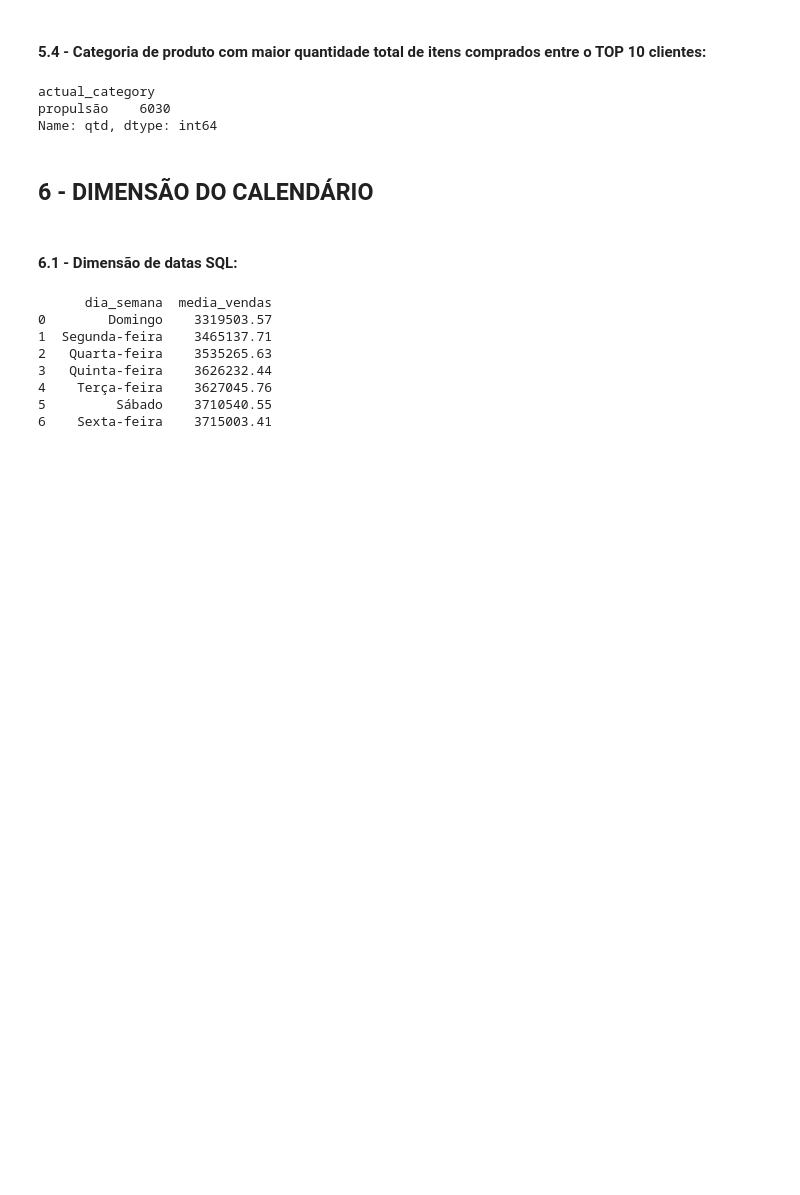
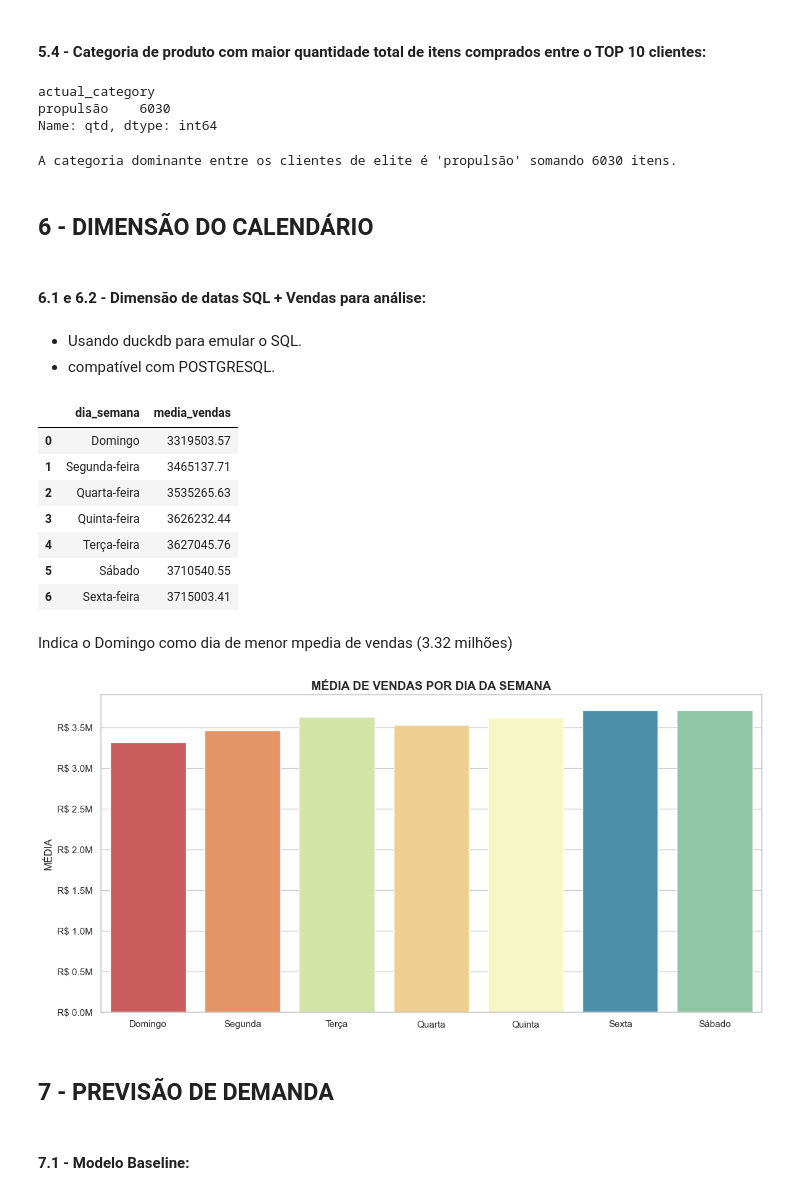
Before and after one commit to kevinkchaves/Desafio_Lighthouse, a Jupyter notebook: notebook/Relatorio.ipynb, the cells around one changed output. Drawn from its saved outputs; the diff is of its cells as text; code cells hidden in the pictures; blank space fills up the shorter version.

```diff
--- a/notebook/Relatorio.ipynb
+++ b/notebook/Relatorio.ipynb
@@ -759,11 +766,13 @@ print(top_10_clientes)
 # IDENTIFICANDO A CATEGORIA DOMINANTE ENTRE OS CLIENTES DE ELITE
 df_vendas_elite = df_clientes_transacoes[df_clientes_transacoes['id_client'].isin(top_10_clientes['id_client'])]
 categoria_dominante = df_vendas_elite.groupby('actual_category')['qtd'].sum().sort_values(ascending=False)
-print(categoria_dominante.head(1))
+display(categoria_dominante.head(1))
+print(f"A categoria dominante entre os clientes de elite é '{categoria_dominante.idxmax()}' somando {categoria_dominante.max()} itens.")
 # %% [output]
 actual_category
 propulsão    6030
 Name: qtd, dtype: int64
+A categoria dominante entre os clientes de elite é 'propulsão' somando 6030 itens.
 # %% [markdown]
 ## **6 - DIMENSÃO DO CALENDÁRIO**
 # %%
@@ -773,5 +785,8 @@ import duckdb
 # %% [markdown]
-#### **6.1 - Dimensão de datas SQL:**
+#### **6.1 e 6.2 - Dimensão de datas SQL + Vendas para análise:**
+# %% [markdown]
+- Usando duckdb para emular o SQL.
+- compatível com POSTGRESQL.
 # %%
 #CONFIGURANDO PATHS
 BASE_DIR = os.getcwd()
@@ -846,13 +861,51 @@ GROUP BY dia_semana, cod_dia
 ORDER BY media_vendas ASC;
 """
 df_resultado = duckdb.query(query_sql).to_df()
-print(df_resultado)
+display(df_resultado)
 # %% [output]
-      dia_semana  media_vendas
-0        Domingo    3319503.57
-1  Segunda-feira    3465137.71
-2   Quarta-feira    3535265.63
-3   Quinta-feira    3626232.44
-4    Terça-feira    3627045.76
-5         Sábado    3710540.55
-6    Sexta-feira    3715003.41
+|  | dia_semana | media_vendas |
+| 0 | Domingo | 3319503.57 |
+| 1 | Segunda-feira | 3465137.71 |
+| 2 | Quarta-feira | 3535265.63 |
+| 3 | Quinta-feira | 3626232.44 |
+| 4 | Terça-feira | 3627045.76 |
+| 5 | Sábado | 3710540.55 |
+| 6 | Sexta-feira | 3715003.41 |
+# %% [markdown]
+Indica o Domingo como dia de menor mpedia de vendas (3.32 milhões)
+# %%
+# GRAFICO DE BARRAS PARA MÉDIA DE VENDAS POR DIA DA SEMANA
+
+df_resultado['dia_semana'] = df_resultado['dia_semana'].str.replace('-feira', '', regex=False)
+ordem = ['Domingo','Segunda', 'Terça', 'Quarta', 'Quinta', 'Sexta', 'Sábado']
+
+media_dia = df_resultado.rename(columns={'media_vendas': 'total'})
+
+plt.figure(figsize=(12, 6))
+sns.barplot(data=media_dia,
+            x='dia_semana',
+            y='total',
+            hue='dia_semana',
+            palette='Spectral',
+            legend=False,
+            order=ordem)
+
+plt.title('MÉDIA DE VENDAS POR DIA DA SEMANA', fontsize=14, fontweight='bold')
+plt.xlabel('DIA DA SEMANA', fontsize=12)
+plt.ylabel('MÉDIA (R$)', fontsize=12)
+
+def formatando(x, pos):
+    return f'R$ {x/1e6:.1f}M'
+
+plt.gca().yaxis.set_major_formatter(plt.FuncFormatter(formatando))
+
+plt.title('MÉDIA DE VENDAS POR DIA DA SEMANA', fontsize=14, weight='bold')
+plt.xlabel('')
+plt.ylabel('MÉDIA')
+plt.xticks()
+plt.tight_layout()
+plt.show()
+# %% [output]
+[figure, added]
+# %% [markdown]
+## **7 - PREVISÃO DE DEMANDA**
@@ -858,0 +920,2 @@ print(df_resultado)
+# %% [markdown]
+#### **7.1 - Modelo Baseline:**
```
Also changed, not shown: parts of 21 cells of this notebook, 9 other files.
